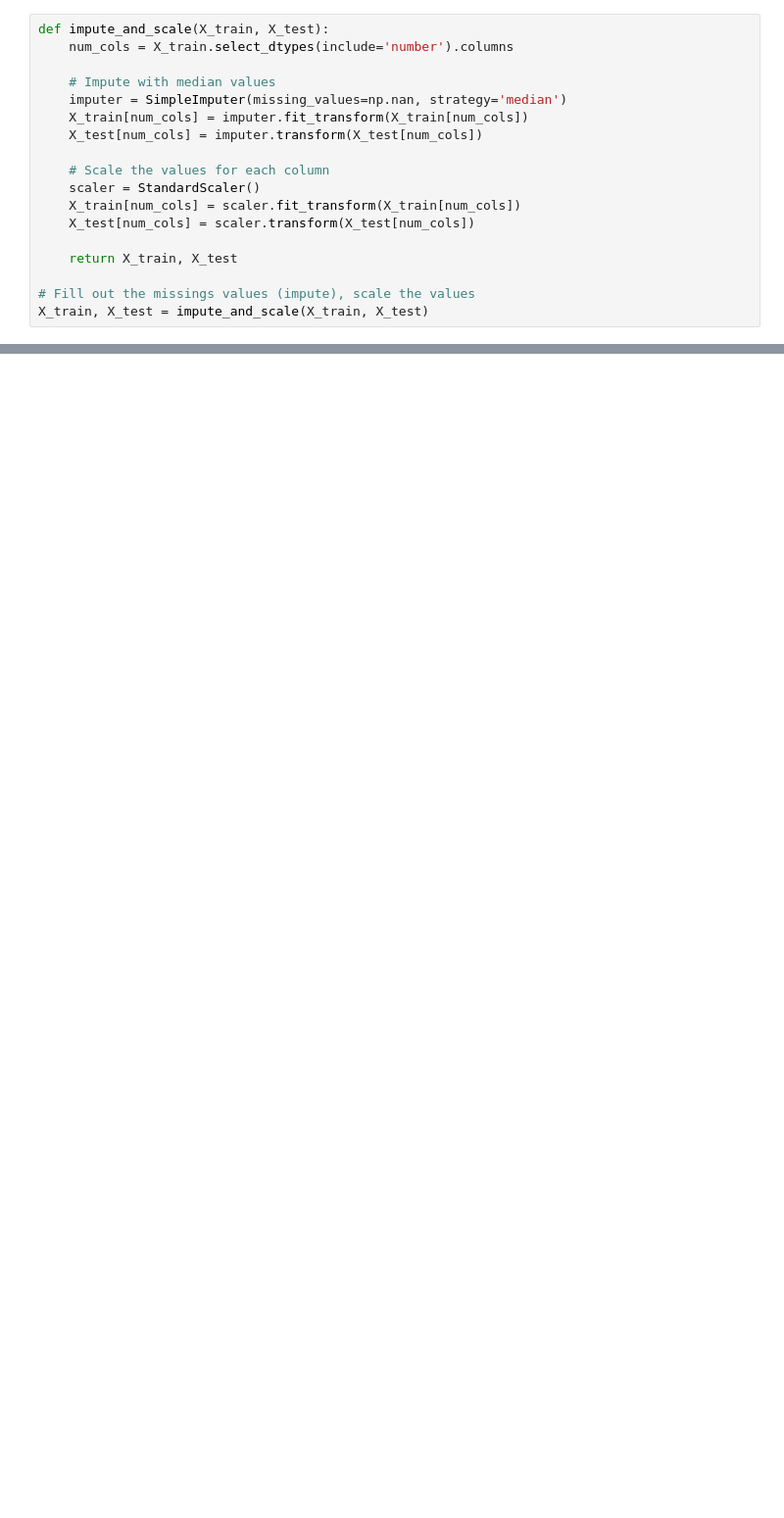
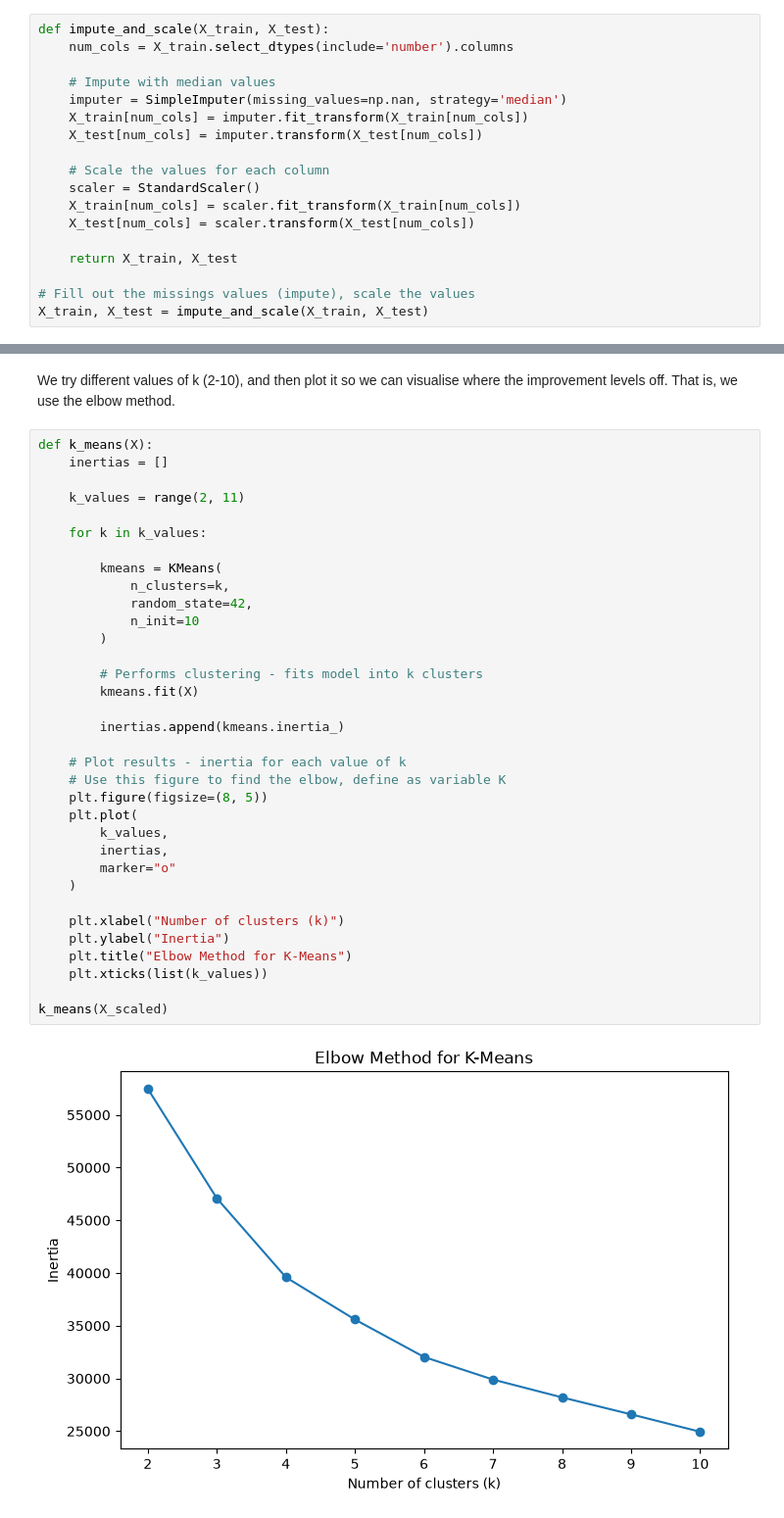
Before and after one commit to h3dysh1/airbnb_data_presentation, a Jupyter notebook: CODE_notebook.ipynb, the cells around one changed output, grey strips where cells are left out. Shown at 98% size. Cells and saved outputs as stored; diff of their text form; blank space fills up the shorter version.

```diff
--- a/CODE_notebook.ipynb
+++ b/CODE_notebook.ipynb
@@ -498,0 +769,38 @@ print(f"\nSaved predictions to {path}")
+# %% [markdown]
+We try different values of k (2-10), and then plot it so we can visualise where the improvement levels off. That is, we use the elbow method.
+# %%
+def k_means(X):
+    inertias = []
+
+    k_values = range(2, 11)
+
+    for k in k_values:
+
+        kmeans = KMeans(
+            n_clusters=k,
+            random_state=42,
+            n_init=10
+        )
+
+        # Performs clustering - fits model into k clusters
+        kmeans.fit(X)
+
+        inertias.append(kmeans.inertia_)
+
+    # Plot results - inertia for each value of k
+    # Use this figure to find the elbow, define as variable K
+    plt.figure(figsize=(8, 5))
+    plt.plot(
+        k_values,
+        inertias,
+        marker="o"
+    )
+
+    plt.xlabel("Number of clusters (k)")
+    plt.ylabel("Inertia")
+    plt.title("Elbow Method for K-Means")
+    plt.xticks(list(k_values))
+
+k_means(X_scaled)
+# %% [output]
+[figure, added]
```
Also changed, not shown: parts of 41 cells of this notebook.
